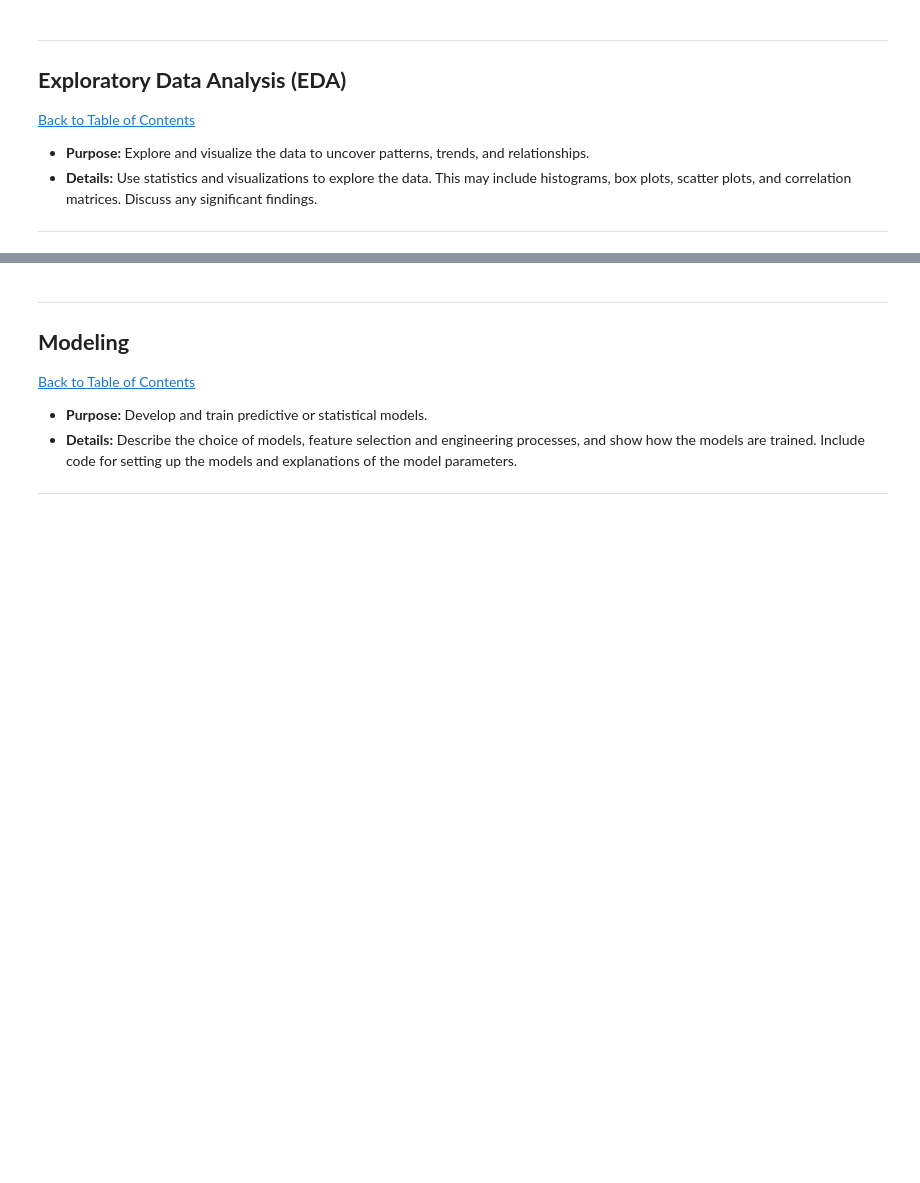
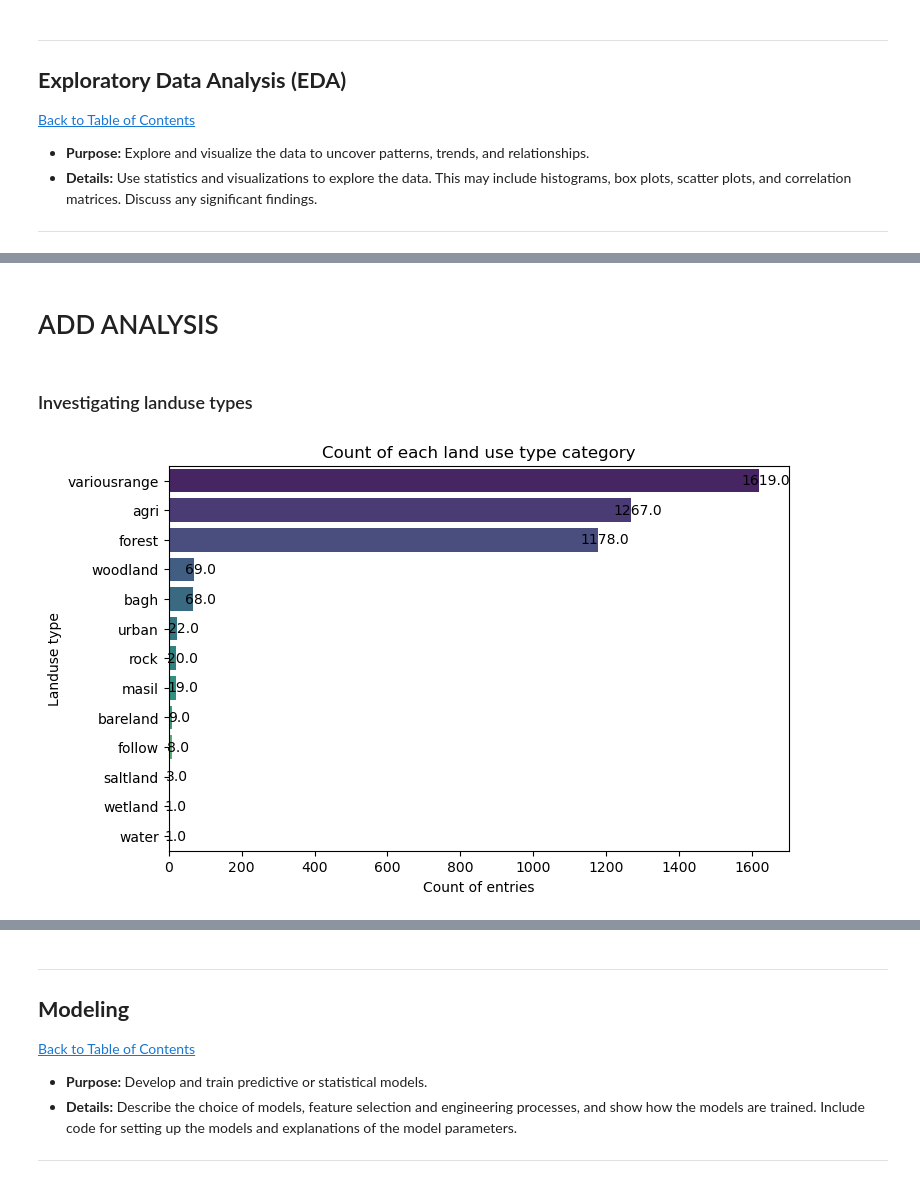
Before and after one commit to MiekeSpaans/MS_Capstone_Project_2401FTDS, a Jupyter notebook: QCTO-Capstone-Project.ipynb, the cells around one changed output, grey strips where cells are left out. Saved outputs shown, nothing was run; the diff lists cells and outputs as text; code cells hidden in the pictures; blank space fills up the shorter version.

```diff
--- a/QCTO-Capstone-Project.ipynb
+++ b/QCTO-Capstone-Project.ipynb
@@ -510,0 +616,25 @@ Summary:
+# %% [markdown]
+# ADD ANALYSIS
+# %% [markdown]
+### Investigating landuse types
+# %%
+# Create array with counts
+count_landuse = landslide['Landuse_Category'].value_counts()
+
+# Plot count of land use with default color palette
+plt.figure(figsize=(8, 5))
+ax = sns.barplot(x=count_landuse.values, y=count_landuse.index, palette='viridis')
+
+# Add the count labels to each bar
+for p in ax.patches:
+    ax.annotate(f'{p.get_width()}',
+                (p.get_width() + 0.1, p.get_y() + p.get_height() / 2),
+                ha='center', va='center',
+                xytext=(5, 0),
+                textcoords='offset points')
+plt.title('Count of each land use type category')
+plt.xlabel('Count of entries')
+plt.ylabel('Landuse type')
+plt.show()
+# %% [output]
+[figure, added]
```
Also changed, not shown: parts of 40 cells of this notebook, 2 other files.
